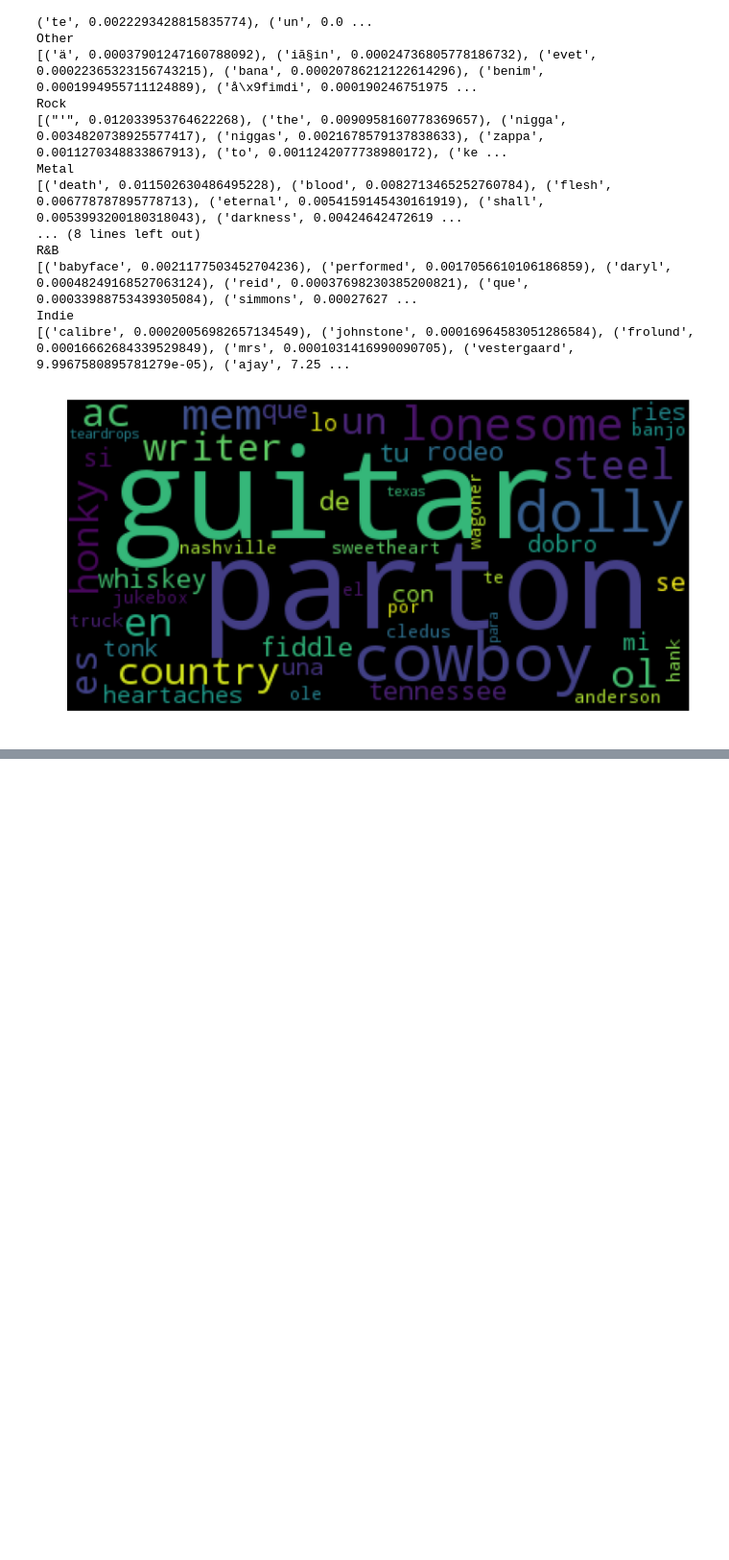
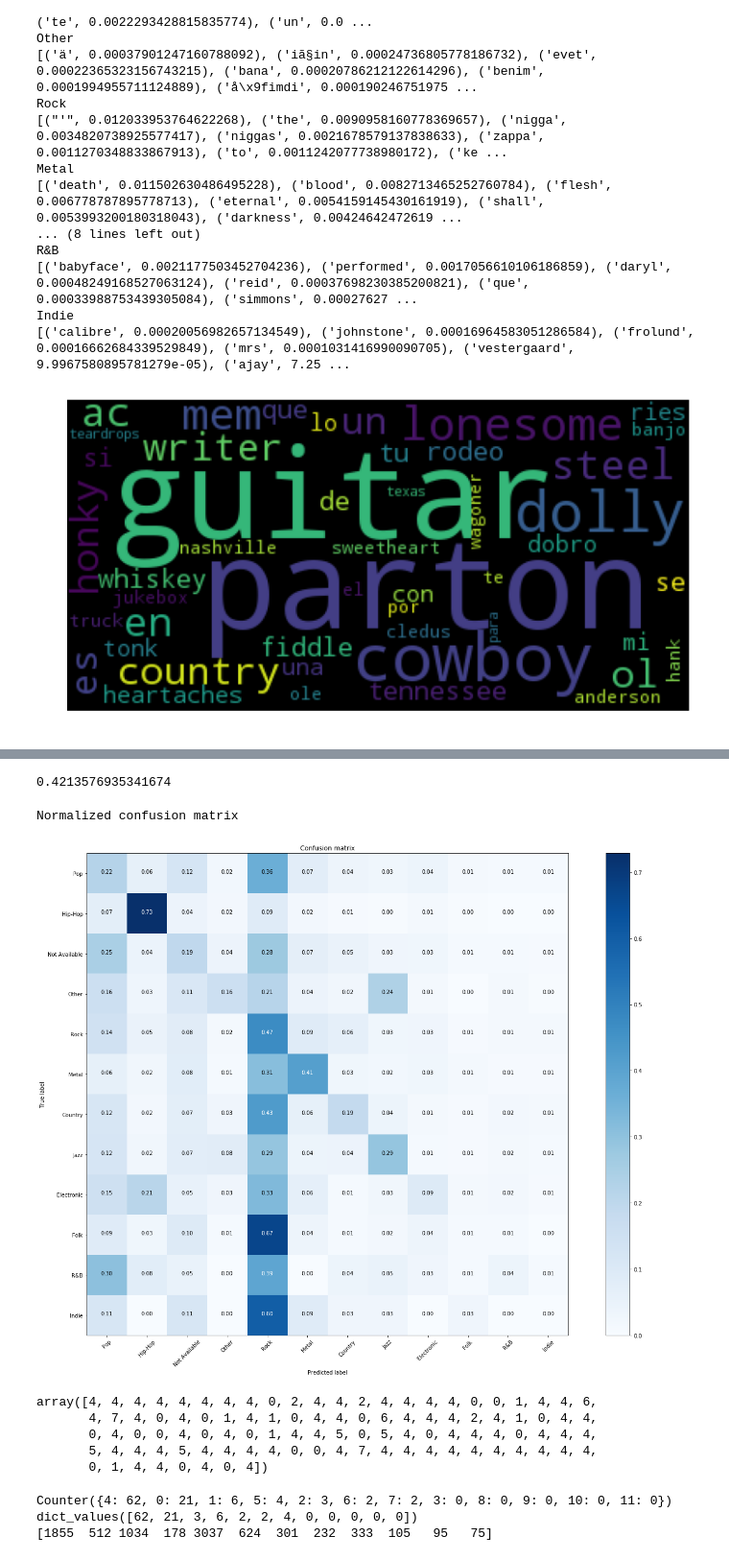
Before and after one commit to P1eter/SpotifyDataAnalysis, a Jupyter notebook: lyricswords.ipynb, the cells around one changed output, grey strips where cells are left out. Shown: that part at 96% size. Saved outputs shown, nothing was run; the diff lists cells and outputs as text; code cells hidden in the pictures; blank space fills up the shorter version.

Commit message:
Classification using lyrics

```diff
--- a/lyricswords.ipynb
+++ b/lyricswords.ipynb
@@ -532,0 +554,15 @@ plt.show()
+# %%
+cols = []
+for genre in firstns:
+    for term, __ in firstns[genre]:
+        cols.append(term)
+
+filt_lyrics = lyrics.dropna(axis=0, how='any')
+vectorizer = CountVectorizer(decode_error='ignore', analyzer='word')
+vectorizer.fit(cols)
+
+counts = vectorizer.transform(filt_lyrics.lyrics).toarray()
+# %%
+filt_cols = vectorizer.get_feature_names()
+genre_indices = {genre: np.where(filt_lyrics.genre == genre) for genre in firstns}
+genre_counts = {genre: pd.DataFrame(counts[genre_indices[genre]], columns=filt_cols) for genre in firstns}
@@ -532,0 +639,30 @@ plt.show()
+# %%
+# Fit a KNN classifier
+clf = neighbors.KNeighborsClassifier(9, weights='distance')
+clf.fit(train, y_train)
+test_results = clf.predict(test)
+# %%
+# Check the performance of the classifier compared to the true label
+def evaluate(labels, true_labels):
+    good = 0
+    wrong = 0
+    for result, true_label in zip(labels, true_labels):
+        if result == true_label:
+            good += 1
+        else:
+            wrong += 1
+    return good, wrong
+result = evaluate(test_results, y_test)
+result[0] / (result[1] + result[0])
+# %% [output]
+0.4213576935341674
+# %%
+# Plot a confusion matrix to see if some classes are often confused with eachother
+cnf_matrix = confusion_matrix(test_results, y_test)
+
+plt.figure()
+plot_confusion_matrix(cnf_matrix, classes=names, normalize=True, title='Confusion matrix')
+plt.show()
+# %% [output]
+Normalized confusion matrix
+[figure, added]
@@ -532,0 +693,23 @@ plt.show()
+# %%
+sample_predictions = clf.predict(new_sample)
+sample_predictions
+# %% [output]
+array([4, 4, 4, 4, 4, 4, 4, 4, 0, 2, 4, 4, 2, 4, 4, 4, 4, 0, 0, 1, 4, 4, 6,
+       4, 7, 4, 0, 4, 0, 1, 4, 1, 0, 4, 4, 0, 6, 4, 4, 4, 2, 4, 1, 0, 4, 4,
+       0, 4, 0, 0, 4, 0, 4, 0, 1, 4, 4, 5, 0, 5, 4, 0, 4, 4, 4, 0, 4, 4, 4,
+       5, 4, 4, 4, 5, 4, 4, 4, 4, 0, 0, 4, 7, 4, 4, 4, 4, 4, 4, 4, 4, 4, 4,
+       0, 1, 4, 4, 0, 4, 0, 4])
+# %%
+# Add a 0 for classes that weren't used in the classification so this vector gets the same size
+# as a row from the confusion matrix.
+sample_predictions_dict = Counter(sample_predictions)
+for i in range(len(names)):
+    if i not in sample_predictions_dict.keys():
+        sample_predictions_dict[i] = 0
+print(sample_predictions_dict)
+print(sample_predictions_dict.values())
+print(cnf_matrix[0])
+# %% [output]
+Counter({4: 62, 0: 21, 1: 6, 5: 4, 2: 3, 6: 2, 7: 2, 3: 0, 8: 0, 9: 0, 10: 0, 11: 0})
+dict_values([62, 21, 3, 6, 2, 2, 4, 0, 0, 0, 0, 0])
+[1855  512 1034  178 3037  624  301  232  333  105   95   75]
```
Also changed, not shown: parts of 7 cells of this notebook.
